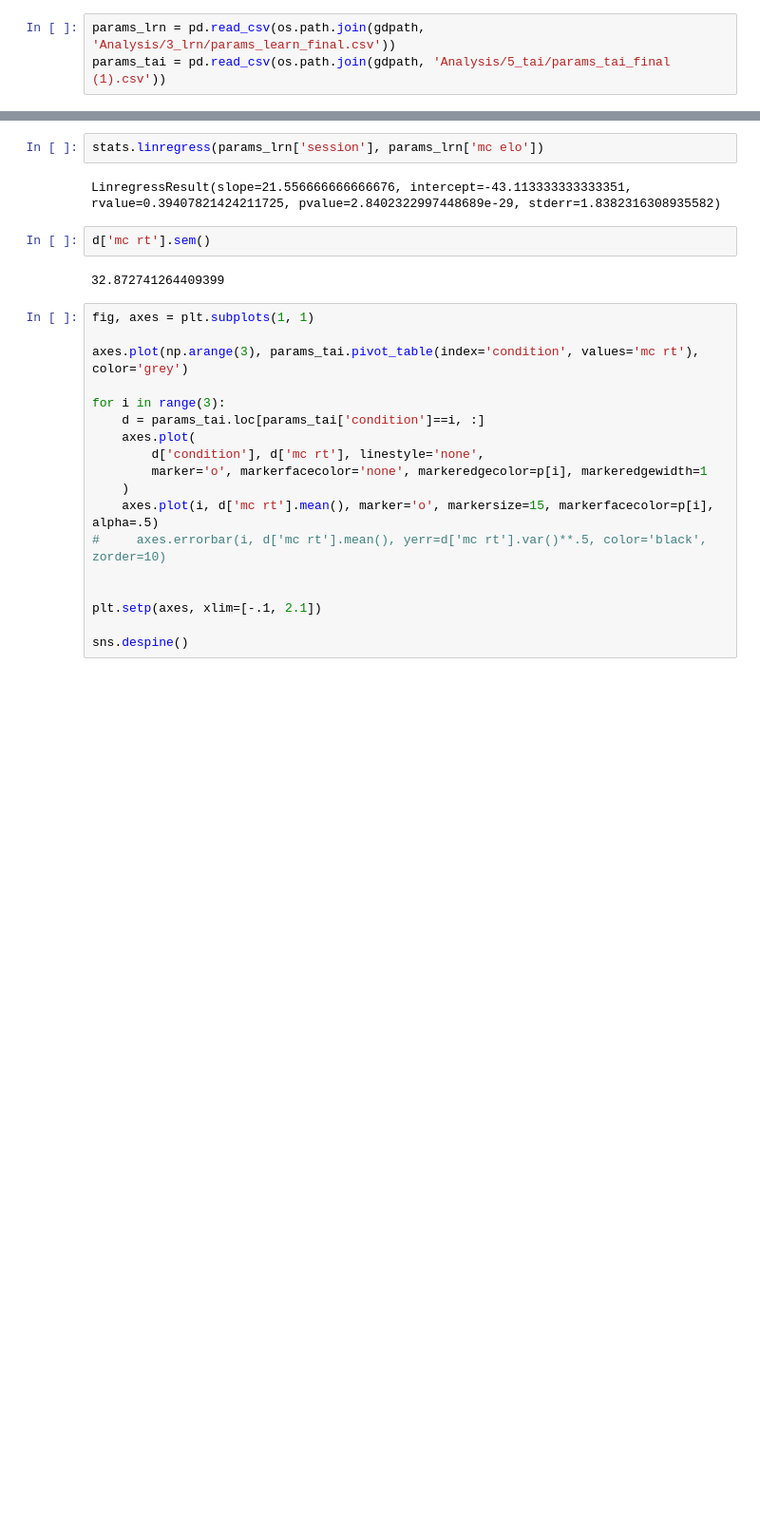
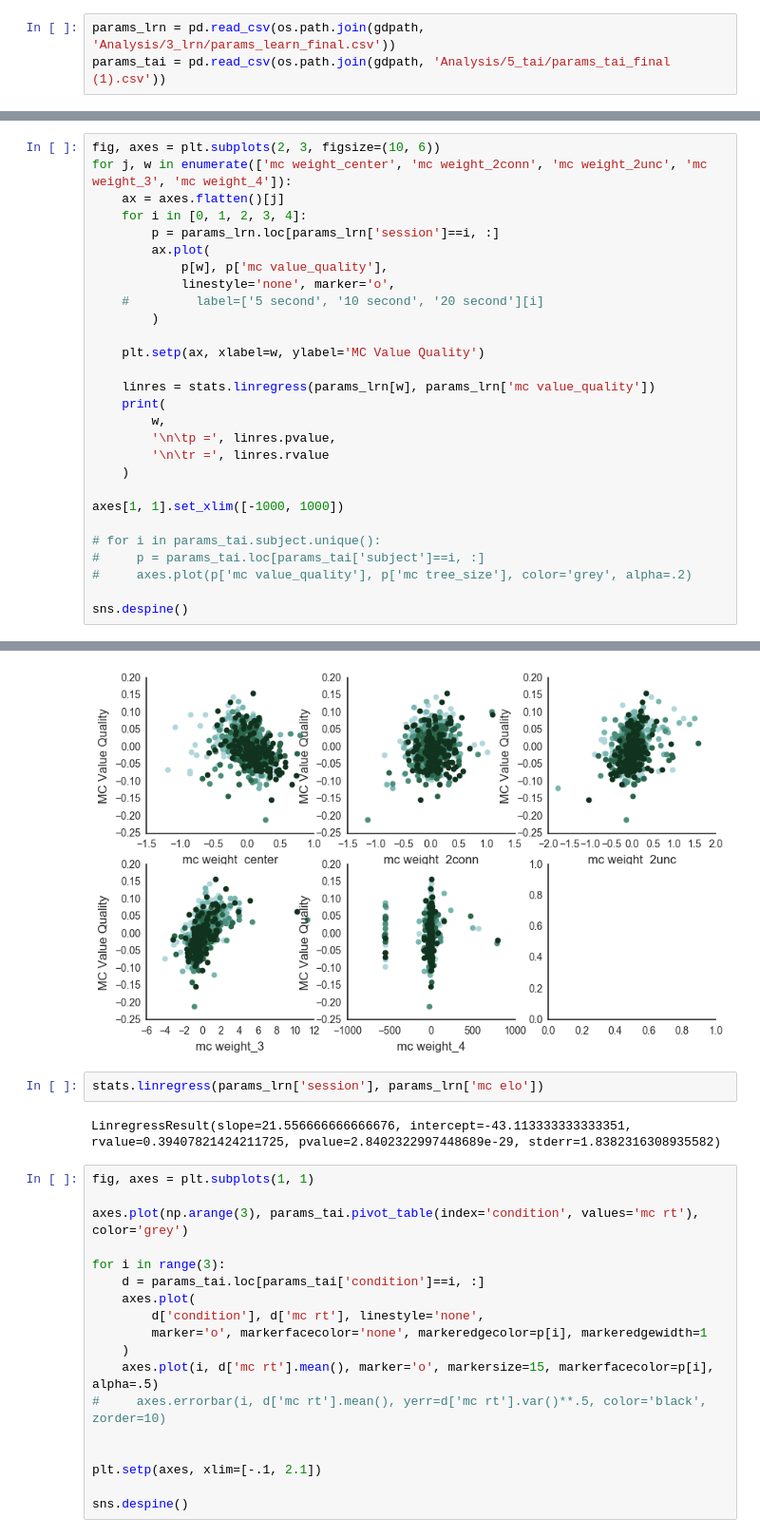
Before and after one commit to galbiati/mnk-figures, a Jupyter notebook: cosyne2017/Figures.ipynb, the cells around one changed output, grey strips where cells are left out. Shown at 95% size. Saved outputs shown, nothing was run; the diff lists cells and outputs as text; blank space fills up the shorter version.

```diff
--- a/cosyne2017/Figures.ipynb
+++ b/cosyne2017/Figures.ipynb
@@ -128,0 +198,29 @@ LinregressResult(slope=513.15000000000009, intercept=-513.15000000000009, rvalue
+# %%
+fig, axes = plt.subplots(2, 3, figsize=(10, 6))
+for j, w in enumerate(['mc weight_center', 'mc weight_2conn', 'mc weight_2unc', 'mc weight_3', 'mc weight_4']):
+    ax = axes.flatten()[j]
+    for i in [0, 1, 2, 3, 4]:
+        p = params_lrn.loc[params_lrn['session']==i, :]
+        ax.plot(
+            p[w], p['mc value_quality'],
+            linestyle='none', marker='o',
+    #         label=['5 second', '10 second', '20 second'][i]
+        )
+
+    plt.setp(ax, xlabel=w, ylabel='MC Value Quality')
+
+    linres = stats.linregress(params_lrn[w], params_lrn['mc value_quality'])
+    print(
+        w,
+        '\n\tp =', linres.pvalue,
+        '\n\tr =', linres.rvalue
+    )
+
+axes[1, 1].set_xlim([-1000, 1000])
+
+# for i in params_tai.subject.unique():
+#     p = params_tai.loc[params_tai['subject']==i, :]
+#     axes.plot(p['mc value_quality'], p['mc tree_size'], color='grey', alpha=.2)
+
+sns.despine()
+# %% [output]
@@ -129,11 +242,8 @@ LinregressResult(slope=513.15000000000009, intercept=-513.15000000000009, rvalue
+[figure, added]
 # %%
 stats.linregress(params_lrn['session'], params_lrn['mc elo'])
 # %% [output]
 LinregressResult(slope=21.556666666666676, intercept=-43.113333333333351, rvalue=0.39407821424211725, pvalue=2.8402322997448689e-29, stderr=1.8382316308935582)
-# %%
-d['mc rt'].sem()
-# %% [output]
-32.872741264409399
 # %%
 fig, axes = plt.subplots(1, 1)
 
```
Also changed, not shown: parts of 12 cells of this notebook.
